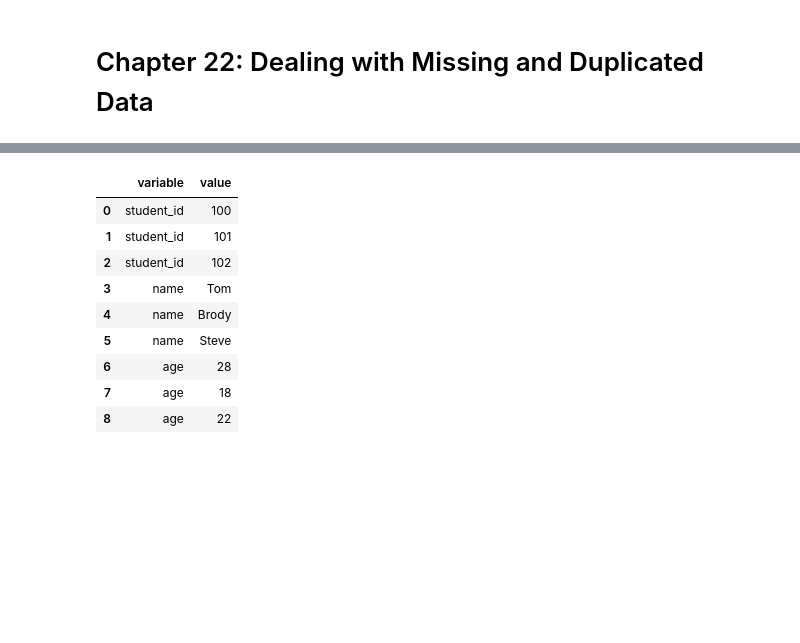
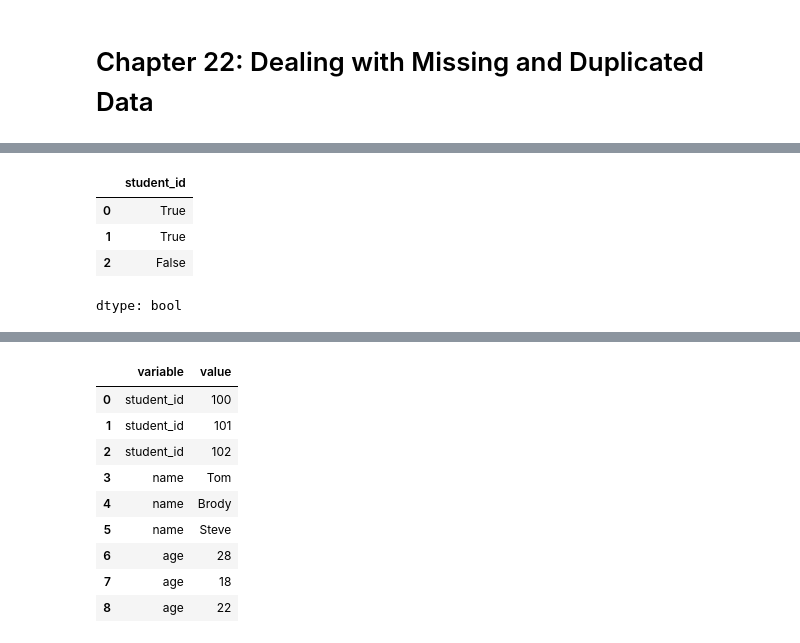
Before and after one commit to stevechengnyc/effective-pandas, a Jupyter notebook: 22-dealing-with-missing-and-duplicated-data.ipynb, the cells around one changed output, grey strips where cells are left out. Drawn from its saved outputs; the diff is of its cells as text; code cells hidden in the pictures; blank space fills up the shorter version.

```diff
--- a/22-dealing-with-missing-and-duplicated-data.ipynb
+++ b/22-dealing-with-missing-and-duplicated-data.ipynb
@@ -10,0 +25,8 @@ df = pd.DataFrame([[100, 'Tom', 28], [101, 'Brody', 18], [102, 'Steve', 22]], co
+# %%
+df['student_id'].isin(df2['id'])
+# %% [output]
+|  | student_id |
+| 0 | True |
+| 1 | True |
+| 2 | False |
+dtype: bool
```
Also changed, not shown: parts of 8 cells of this notebook.
